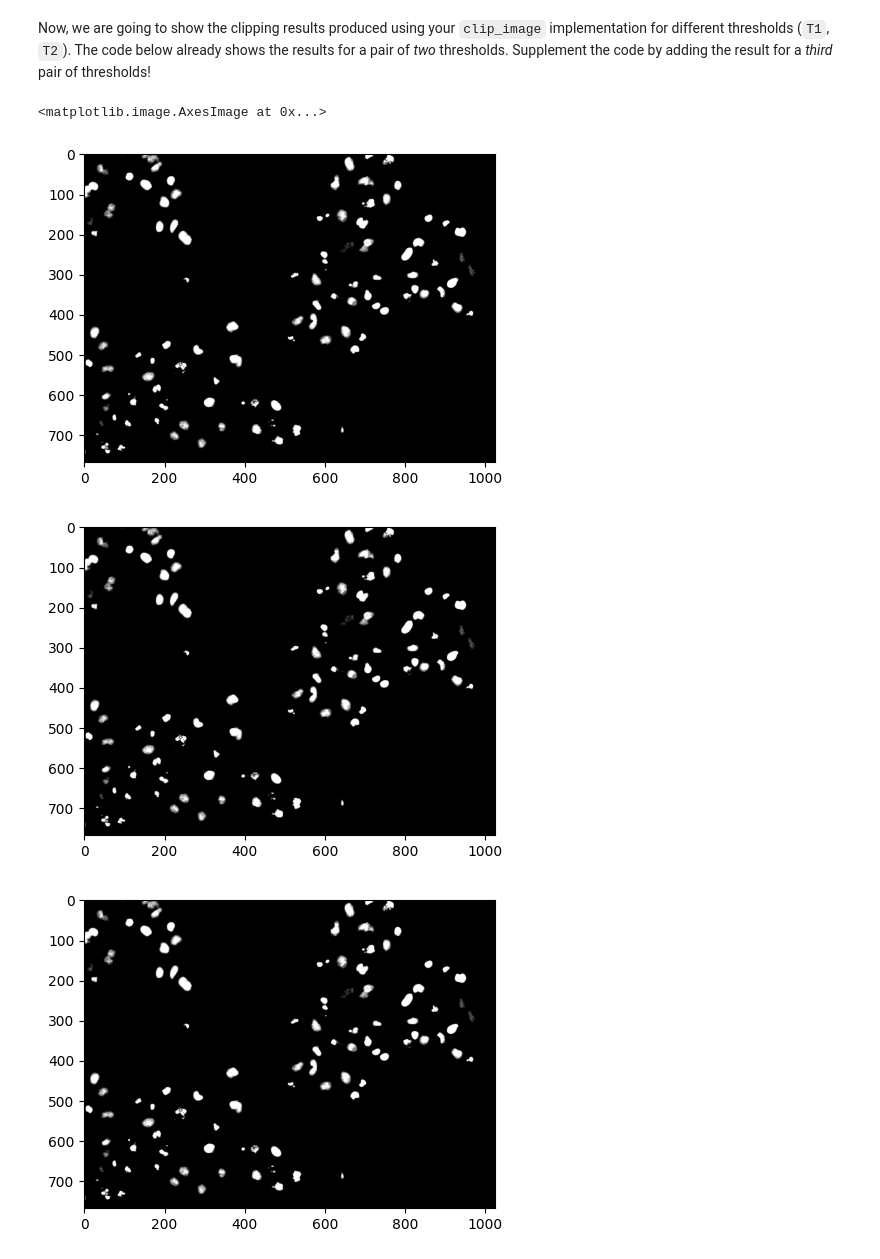
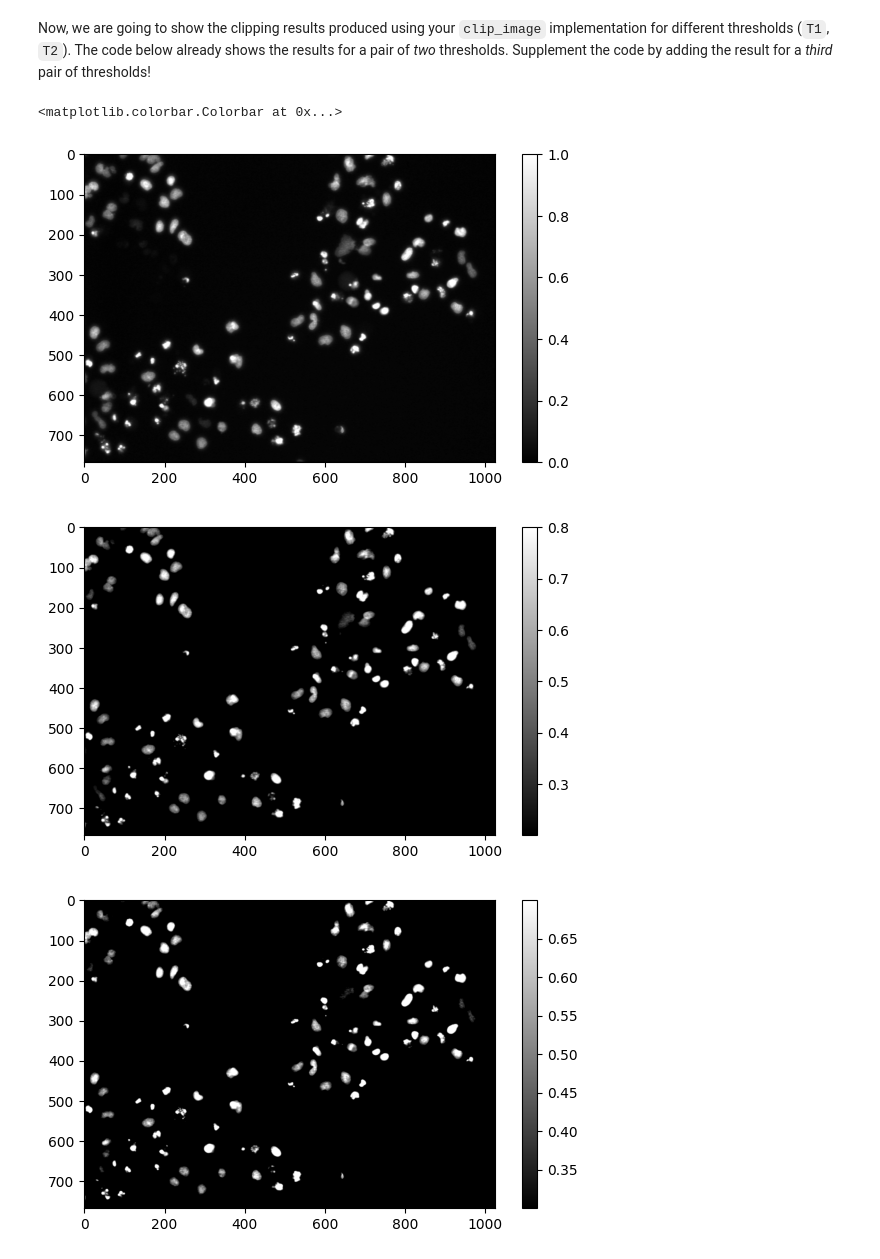
Before and after one commit to mksku-dev/mobi-fs3-python, a Jupyter notebook: task2.ipynb, the cells around one changed output. Cells and saved outputs as stored; diff of their text form; code cells hidden in the pictures.

```diff
--- a/task2.ipynb
+++ b/task2.ipynb
@@ -146,17 +146,21 @@ Now, we are going to show the clipping results produced using your `clip_image`
 # %%
 plt.figure(figsize=(7,4))
 plt.imshow(clip_image(img, 0.0, 1.0), 'grey')
+plt.colorbar ()
 
 plt.figure(figsize=(7,4))
 plt.imshow(clip_image(img, 0.2, 0.8), 'grey')
+plt.colorbar ()
 
 plt.figure(figsize=(7,4))
 plt.imshow(clip_image(img, 0.3, 0.7), 'grey')
+plt.colorbar ()
 
 plt.figure(figsize=(7,4))
 plt.imshow(clip_image(img, 0.4, 0.6), 'grey')
+plt.colorbar ()
 # %% [output]
-<matplotlib.image.AxesImage at 0x...>
+<matplotlib.colorbar.Colorbar at 0x...>
-[figure, old version]
+[figure, new version]
-[figure, old version]
+[figure, new version]
-[figure, old version]
+[figure, new version]
```
Also changed, not shown: parts of 1 cell of this notebook.
